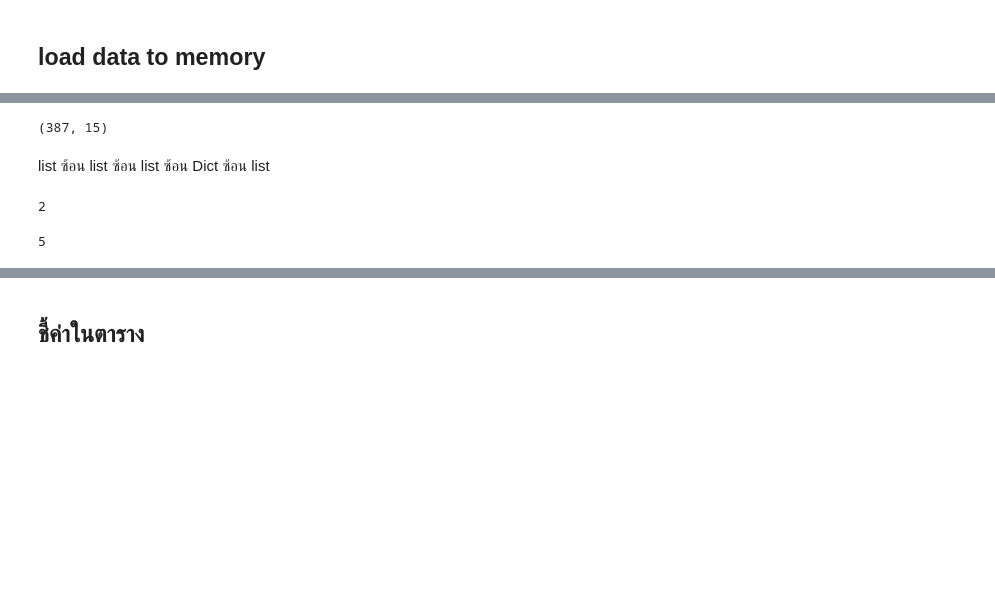
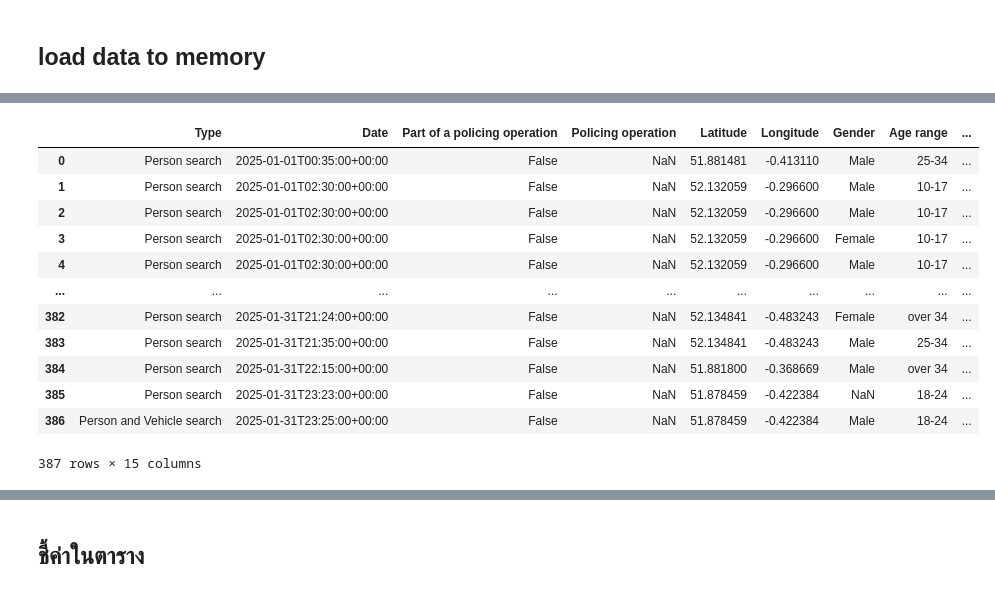
Before and after one commit to bamSirikorn/dataviz2025, a Jupyter notebook: Pandas_101_2025.ipynb, the cells around one changed output, grey strips where cells are left out. Cells and saved outputs as stored; diff of their text form; code cells hidden in the pictures; blank space fills up the shorter version.

```diff
--- a/Pandas_101_2025.ipynb
+++ b/Pandas_101_2025.ipynb
@@ -69,7 +53,0 @@ stopandsearch_df.tail()
-# %%
-
-stopandsearch_df.shape
-# %% [output]
-(387, 15)
-# %% [markdown]
-list ซ้อน list ซ้อน list ซ้อน Dict ซ้อน list
@@ -80,8 +54,17 @@ ex_list = [[[1,2,3],['a','b','c']],
-# %%
-ex_list[1][1][2]
-# %% [output]
-2
-# %%
-ex_list[2][1]['XX']
-# %% [output]
-5
+# %%
+stopandsearch_df = pd.read_csv(path_to_stopandsearch)
+stopandsearch_df
+# %% [output]
+|  | Type | Date | Part of a policing operation | Policing operation | Latitude | Longitude | Gender | Age range | ... |
+| 0 | Person search | 2025-01-01T00:35:00+00:00 | False | NaN | 51.881481 | -0.413110 | Male | 25-34 | ... |
+| 1 | Person search | 2025-01-01T02:30:00+00:00 | False | NaN | 52.132059 | -0.296600 | Male | 10-17 | ... |
+| 2 | Person search | 2025-01-01T02:30:00+00:00 | False | NaN | 52.132059 | -0.296600 | Male | 10-17 | ... |
+| 3 | Person search | 2025-01-01T02:30:00+00:00 | False | NaN | 52.132059 | -0.296600 | Female | 10-17 | ... |
+| 4 | Person search | 2025-01-01T02:30:00+00:00 | False | NaN | 52.132059 | -0.296600 | Male | 10-17 | ... |
+| ... | ... | ... | ... | ... | ... | ... | ... | ... | ... |
+| 382 | Person search | 2025-01-31T21:24:00+00:00 | False | NaN | 52.134841 | -0.483243 | Female | over 34 | ... |
+| 383 | Person search | 2025-01-31T21:35:00+00:00 | False | NaN | 52.134841 | -0.483243 | Male | 25-34 | ... |
+| 384 | Person search | 2025-01-31T22:15:00+00:00 | False | NaN | 51.881800 | -0.368669 | Male | over 34 | ... |
+| 385 | Person search | 2025-01-31T23:23:00+00:00 | False | NaN | 51.878459 | -0.422384 | NaN | 18-24 | ... |
+| 386 | Person and Vehicle search | 2025-01-31T23:25:00+00:00 | False | NaN | 51.878459 | -0.422384 | Male | 18-24 | ... |
+387 rows × 15 columns
```
Also changed, not shown: parts of 52 cells of this notebook.
